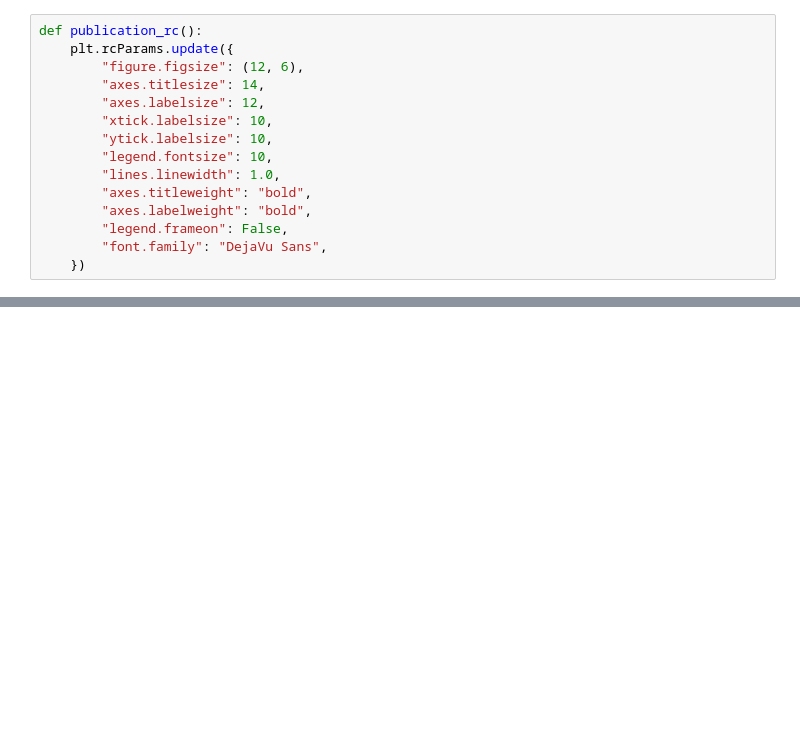
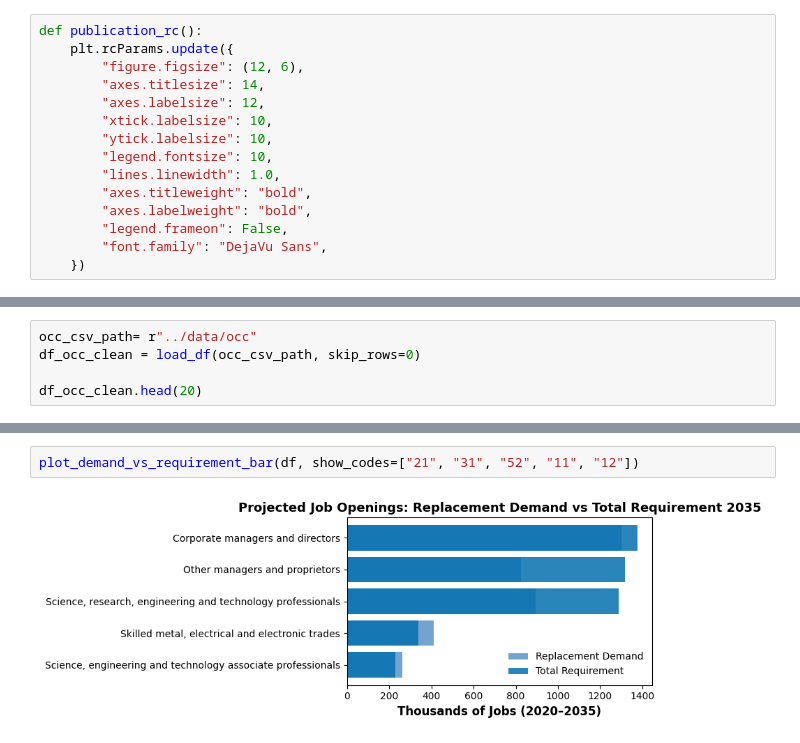
Before and after one commit to JoeUzo/Mapping-Future-Skills-in-UK-Engineering-Education, a Jupyter notebook: charts/chart-9.ipynb, the cells around one changed output, grey strips where cells are left out. Cells and saved outputs as stored; diff of their text form; blank space fills up the shorter version.

Commit message:
update chart 18

```diff
--- a/charts/chart-9.ipynb
+++ b/charts/chart-9.ipynb
@@ -162,0 +99,5 @@ def load_engineering_supply_from_hesa_csv(
+# %%
+occ_csv_path= r"../data/occ"
+df_occ_clean = load_df(occ_csv_path, skip_rows=0)
+
+df_occ_clean.head(20)
@@ -239,0 +416,4 @@ plot_demand_vs_supply(
+# %%
+plot_demand_vs_requirement_bar(df, show_codes=["21", "31", "52", "11", "12"])
+# %% [output]
+[figure, added]
```
Also changed, not shown: parts of 19 cells of this notebook, 9 other files.
